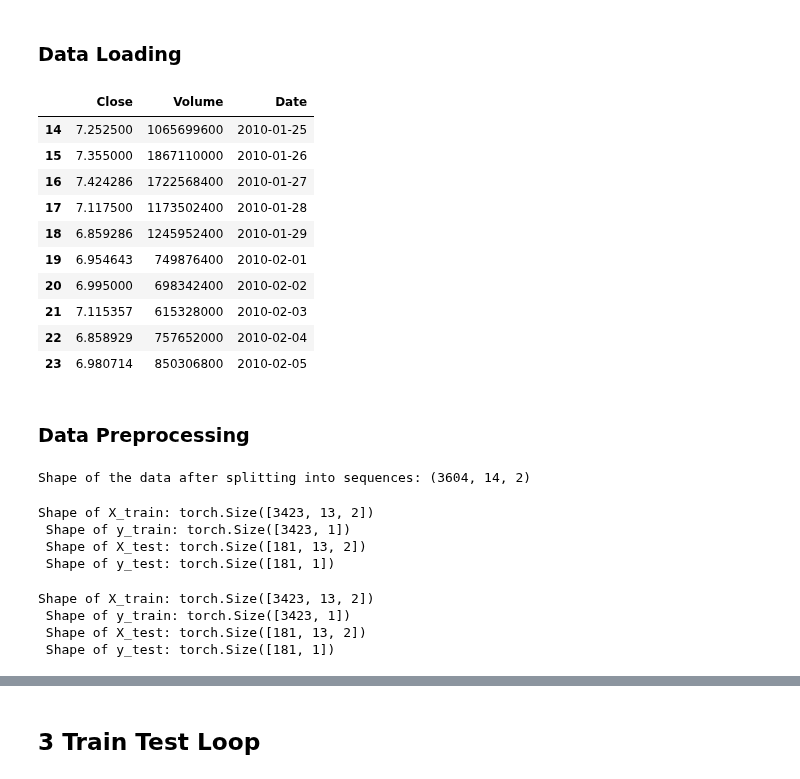
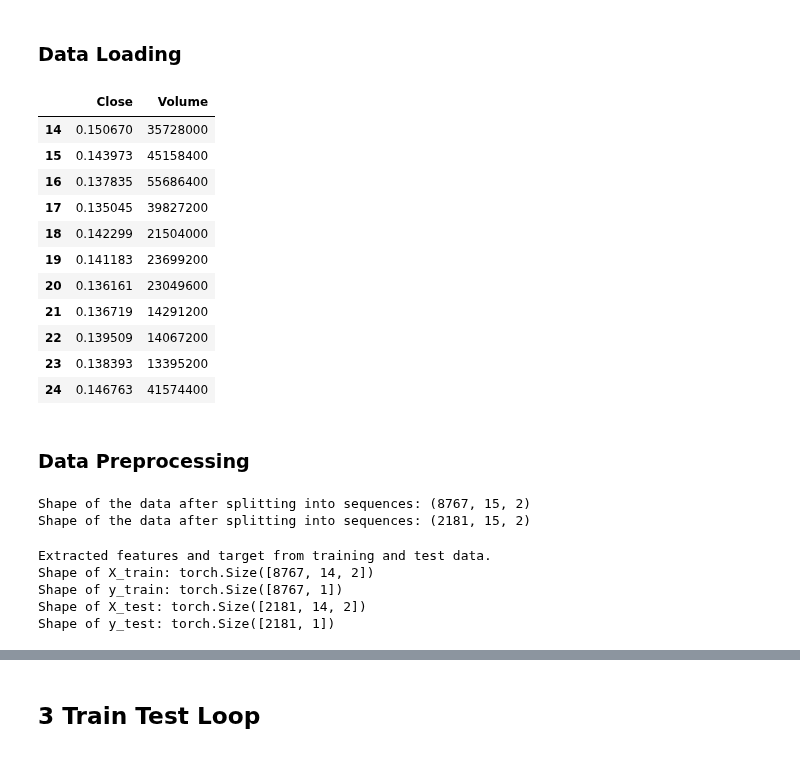
Before and after one commit to arneallwardt/time_series_data_augmentation, a Jupyter notebook: baseline_model/baseline_model_evaluation.ipynb, the cells around one changed output, grey strips where cells are left out. Cells and saved outputs as stored; diff of their text form; code cells hidden in the pictures.

```diff
--- a/baseline_model/baseline_model_evaluation.ipynb
+++ b/baseline_model/baseline_model_evaluation.ipynb
@@ -37,7 +36,7 @@ BENCHMARK = True
 # %% [markdown]
 ### Hyperparameters
 # %%
-SEQ_LEN = 14
+SEQ_LEN = 15
 LEARNING_RATE = 0.001
 BATCH_SIZE = 32
 HIDDEN_SIZE = 12
@@ -57,24 +54,21 @@ FEATURES_INCL_DATE = FEATURES + ['Date']
 # %%
 # Load data from csv
 # -> convert Date column to datetime
-data = load_complete_time_series(f'{REAL_DATA_FOLDER}/AAPL_10_24_real.csv')
-data = data[FEATURES_INCL_DATE] # remember to put the target column first
+data = load_complete_time_series(f'{REAL_DATA_FOLDER}/AAPL_complete_no_date.csv')
+data = data[FEATURES] # remember to put the target column first
 data[SEQ_LEN-1:SEQ_LEN+10]
 # %% [output]
-|  | Close | Volume | Date |
-| 14 | 7.252500 | 1065699600 | 2010-01-25 |
-| 15 | 7.355000 | 1867110000 | 2010-01-26 |
-| 16 | 7.424286 | 1722568400 | 2010-01-27 |
-| 17 | 7.117500 | 1173502400 | 2010-01-28 |
-| 18 | 6.859286 | 1245952400 | 2010-01-29 |
-| 19 | 6.954643 | 749876400 | 2010-02-01 |
-| 20 | 6.995000 | 698342400 | 2010-02-02 |
-| 21 | 7.115357 | 615328000 | 2010-02-03 |
-| 22 | 6.858929 | 757652000 | 2010-02-04 |
-| 23 | 6.980714 | 850306800 | 2010-02-05 |
+|  | Close | Volume |
+| 14 | 0.150670 | 35728000 |
+| 15 | 0.143973 | 45158400 |
+| 16 | 0.137835 | 55686400 |
+| 17 | 0.135045 | 39827200 |
+| 18 | 0.142299 | 21504000 |
+| 19 | 0.141183 | 23699200 |
+| 20 | 0.136161 | 23049600 |
+| 21 | 0.136719 | 14291200 |
+| 22 | 0.139509 | 14067200 |
+| 23 | 0.138393 | 13395200 |
+| 24 | 0.146763 | 41574400 |
 # %% [markdown]
 ### Data Preprocessing
-# %%
-data_split = split_data_into_sequences(data, SEQ_LEN)
-# %% [output]
-Shape of the data after splitting into sequences: (3604, 14, 2)
@@ -83,7 +74,0 @@ data_origin = reconstruct_sequential_data(data_split)
-# %%
-_, _, X_test_unscaled, y_test_unscaled = train_test_split_to_tensor(data_split) # save unscaled data for dummy regressor
-# %% [output]
-Shape of X_train: torch.Size([3423, 13, 2])
- Shape of y_train: torch.Size([3423, 1])
- Shape of X_test: torch.Size([181, 13, 2])
- Shape of y_test: torch.Size([181, 1])
@@ -92,10 +84,17 @@ data_split, scaler_close = scale_data(data_split)
+# %%
+data_train_sequences = split_data_into_sequences(data_train_scaled, SEQ_LEN)
+data_test_sequences = split_data_into_sequences(data_test_scaled, SEQ_LEN)
+# %% [output]
+Shape of the data after splitting into sequences: (8767, 15, 2)
+Shape of the data after splitting into sequences: (2181, 15, 2)
 # %%
-X_train, y_train, X_test, y_test = train_test_split_to_tensor(data_split)
+X_train, y_train, X_test, y_test = extract_features_and_target(data_train_sequences, data_test_sequences)
 # %% [output]
-Shape of X_train: torch.Size([3423, 13, 2])
- Shape of y_train: torch.Size([3423, 1])
- Shape of X_test: torch.Size([181, 13, 2])
- Shape of y_test: torch.Size([181, 1])
+Extracted features and target from training and test data.
+Shape of X_train: torch.Size([8767, 14, 2])
+Shape of y_train: torch.Size([8767, 1])
+Shape of X_test: torch.Size([2181, 14, 2])
+Shape of y_test: torch.Size([2181, 1])
 # %%
 train_dataset = TimeSeriesDataset(X_train, y_train)
 test_dataset = TimeSeriesDataset(X_test, y_test)
```
Also changed, not shown: parts of 16 cells of this notebook, 6 other files.
